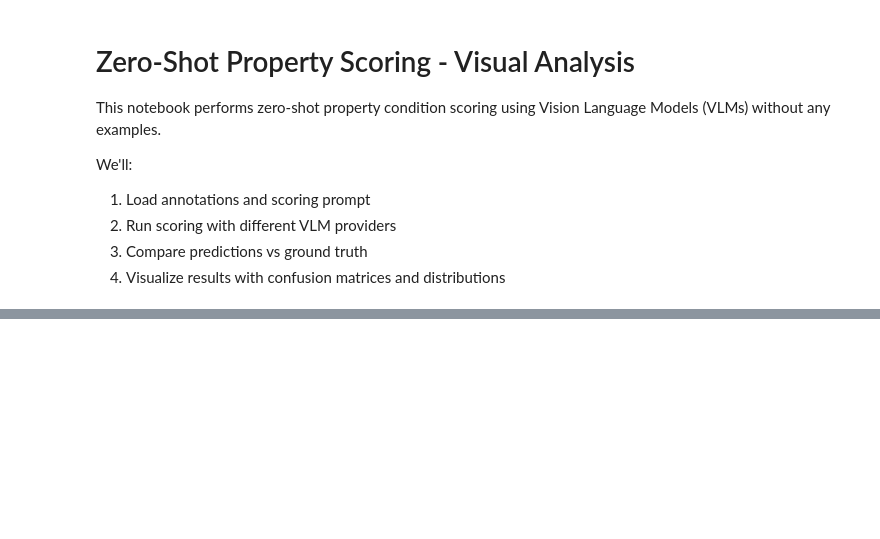
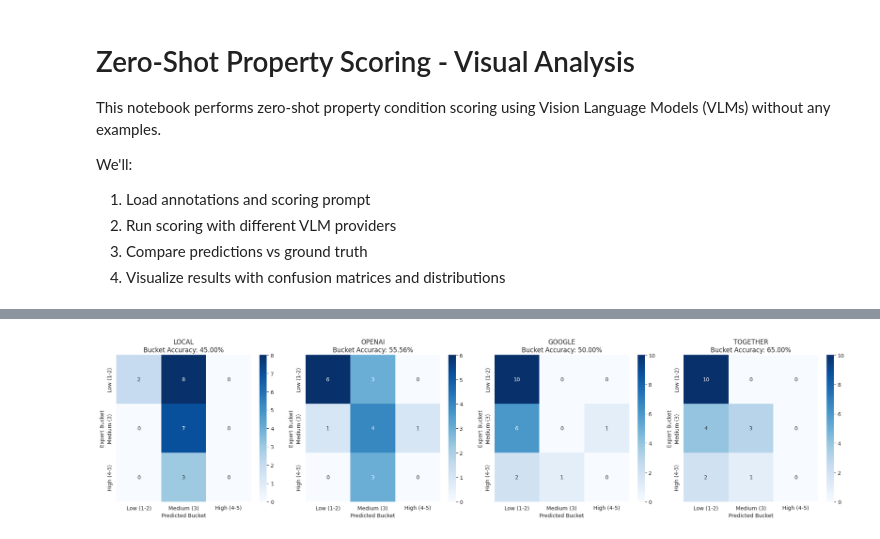
Before and after one commit to HosseinZareM/DSM-property-condition-assessment, a Jupyter notebook: notebooks/02_score_zeroshot_visual.ipynb, the cells around one changed output, grey strips where cells are left out. Saved outputs shown, nothing was run; the diff lists cells and outputs as text; code cells hidden in the pictures; blank space fills up the shorter version.

```diff
--- a/notebooks/02_score_zeroshot_visual.ipynb
+++ b/notebooks/02_score_zeroshot_visual.ipynb
@@ -44,7 +42,7 @@ print(f"\n📊 Score distribution:")
 print(scored_df['expert_score'].value_counts().sort_index())
 
 # Sample for testing (use all for full run)
-SAMPLE_SIZE = 4  # Change to None to use all images
+SAMPLE_SIZE = 20  # Change to None to use all images
 if SAMPLE_SIZE:
     scored_df = scored_df.sample(n=min(SAMPLE_SIZE, len(scored_df)), random_state=42)
     print(f"\n🎲 Using sample of {len(scored_df)} images for testing")
@@ -234,0 +421,93 @@ for provider_name, results_df in results_by_provider.items():
+# %%
+# Bucket-based Accuracy (Combined Classes)
+# Map scores to buckets: (1,2) -> Low, (3) -> Medium, (4,5) -> High
+
+def map_to_bucket(score):
+    """Map score to bucket: 1,2 -> 1 (Low), 3 -> 2 (Medium), 4,5 -> 3 (High)"""
+    if pd.isna(score):
+        return None
+    score = int(score)
+    if score in [1, 2]:
+        return 1  # Low/Healthy
+    elif score == 3:
+        return 2  # Medium/In-Between
+    elif score in [4, 5]:
+        return 3  # High/Unhealthy
+    return None
+
+# Calculate bucket-based accuracy for each provider
+print("=" * 60)
+print("BUCKET-BASED ACCURACY ANALYSIS")
+print("=" * 60)
+print("Buckets: (1,2) -> Low, (3) -> Medium, (4,5) -> High\n")
+
+bucket_results = {}
+
+for provider_name, results_df in results_by_provider.items():
+    valid_df = results_df[results_df["predicted_score"].notna()].copy()
+
+    if len(valid_df) == 0:
+        continue
+
+    # Map to buckets
+    valid_df["expert_bucket"] = valid_df["expert_score"].apply(map_to_bucket)
+    valid_df["predicted_bucket"] = valid_df["predicted_score"].apply(map_to_bucket)
+
+    # Remove rows where bucket mapping failed
+    valid_df = valid_df[valid_df["expert_bucket"].notna() & valid_df["predicted_bucket"].notna()]
+
+    if len(valid_df) == 0:
+        continue
+
+    # Calculate bucket accuracy
+    bucket_accuracy = np.mean(valid_df["expert_bucket"] == valid_df["predicted_bucket"])
+    exact_accuracy = np.mean(valid_df["expert_score"] == valid_df["predicted_score"])
+
+    bucket_results[provider_name] = {
+        "df": valid_df,
+        "bucket_accuracy": bucket_accuracy,
+        "exact_accuracy": exact_accuracy
+    }
+
+    print(f"{provider_name.upper()}:")
+    print(f"  Exact Accuracy (5-class): {exact_accuracy:.2%}")
+    print(f"  Bucket Accuracy (3-class): {bucket_accuracy:.2%}")
+    print(f"  Improvement: {bucket_accuracy - exact_accuracy:+.2%}\n")
+
+# Visualize bucket-based confusion matrices
+if len(bucket_results) > 0:
+    fig, axes = plt.subplots(1, len(bucket_results), figsize=(5*len(bucket_results), 5))
+    if len(bucket_results) == 1:
+        axes = [axes]
+
+    bucket_labels = ["Low (1-2)", "Medium (3)", "High (4-5)"]
+
+    for idx, (provider_name, res) in enumerate(bucket_results.items()):
+        valid_df = res["df"]
+        cm = confusion_matrix(valid_df["expert_bucket"], valid_df["predicted_bucket"], labels=[1, 2, 3])
+
+        sns.heatmap(cm, annot=True, fmt="d", cmap="Blues", ax=axes[idx],
+                    xticklabels=bucket_labels, yticklabels=bucket_labels)
+        axes[idx].set_title(f"{provider_name.upper()}\nBucket Accuracy: {res['bucket_accuracy']:.2%}")
+        axes[idx].set_xlabel("Predicted Bucket")
+        axes[idx].set_ylabel("Expert Bucket")
+
+    plt.tight_layout()
+    plt.show()
+
+    # Comparison bar chart
+    comparison_data = pd.DataFrame({
+        "Exact (5-class)": [res["exact_accuracy"] for res in bucket_results.values()],
+        "Bucket (3-class)": [res["bucket_accuracy"] for res in bucket_results.values()]
+    }, index=list(bucket_results.keys()))
+
+    comparison_data.plot(kind="bar", figsize=(10, 6), color=["skyblue", "coral"])
+    plt.title("Accuracy Comparison: Exact vs Bucket Classification")
+    plt.ylabel("Accuracy")
+    plt.xlabel("Provider")
+    plt.legend()
+    plt.xticks(rotation=45)
+    plt.grid(True, alpha=0.3, axis="y")
+    plt.tight_layout()
+    plt.show()
+# %% [output]
@@ -234,0 +531 @@ for provider_name, results_df in results_by_provider.items():
+[figure, added]
```
Also changed, not shown: parts of 9 cells of this notebook, 46 other files.
